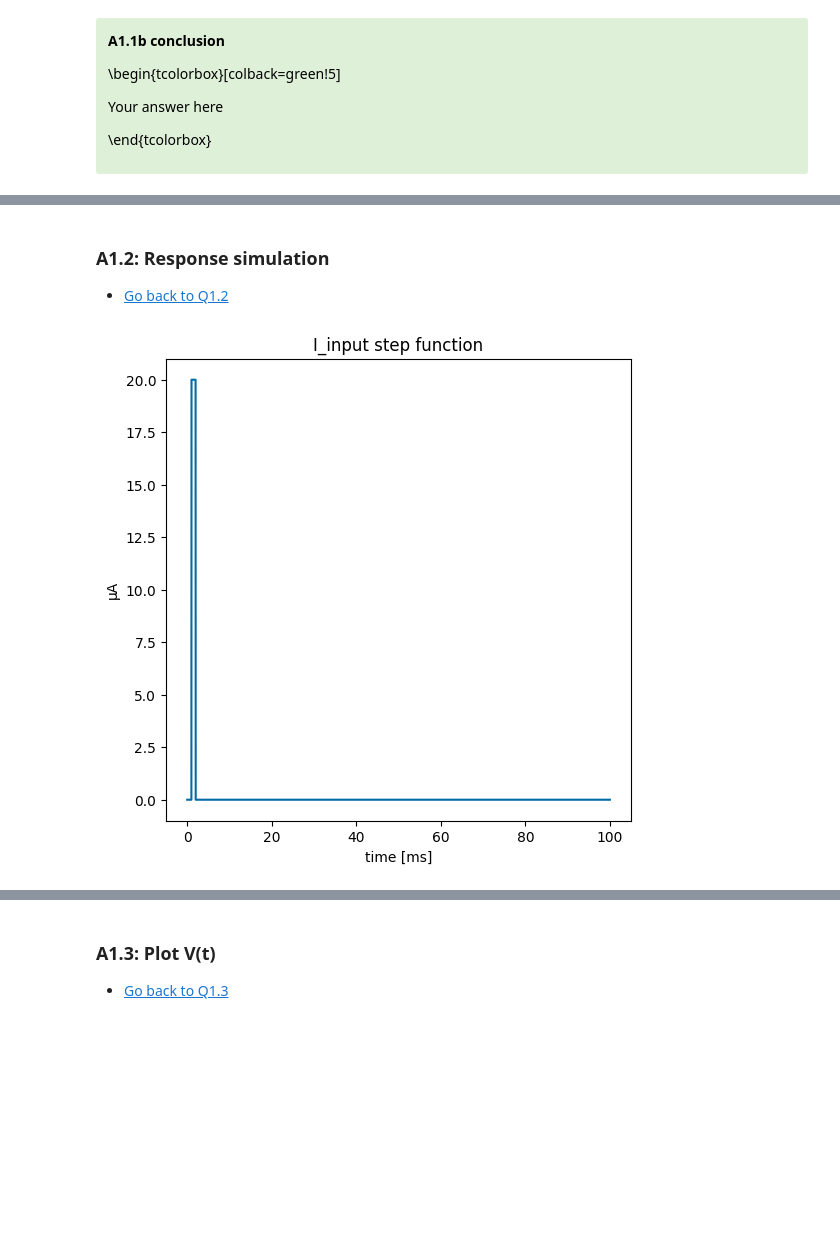
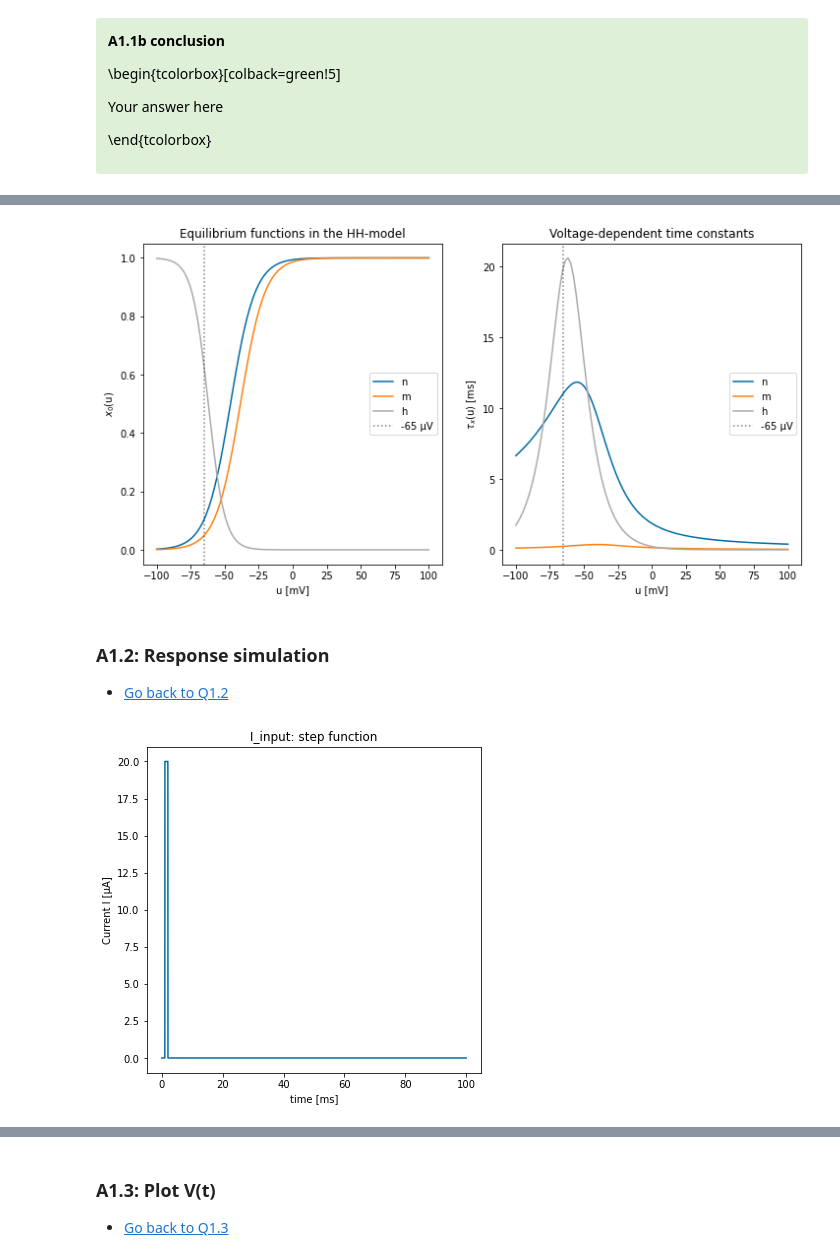
Before and after one commit to RobbeDeMuynck/CN_practicals, a Jupyter notebook: Module 1/Module1_Ex1_XX.ipynb, the cells around one changed output, grey strips where cells are left out. Drawn from its saved outputs; the diff is of its cells as text; code cells hidden in the pictures; blank space fills up the shorter version.

```diff
--- a/Module 1/Module1_Ex1_XX.ipynb
+++ b/Module 1/Module1_Ex1_XX.ipynb
@@ -389,26 +444,41 @@ No artists with labels found to put in legend.  Note that artists whose label st
+# %%
+# Plot with updated gating variable n
+V = np.linspace(-100,100,100)
+nmh_plot(gating_variable_n_updated(V), gating_variable_m(V), gating_variable_h(V))
+# %% [output]
+[figure, added]
 # %% [markdown]
 ### A1.2: Response simulation <a id="A1.2"/>
 * [Go back to Q1.2](#Q1.2)
 # %%
 # A1.2a Set up and plot your input current
 
 ######################################
 ##   A1.2a solutions input current   ##
 ######################################
-T = 100 # ms
-dt = 0.01 #update time
-T_n = np.ceil(T/dt)  # [ms]
-t = np.arange(0,T_n)*dt
-I_input = 20 * np.where((t>1)*(t<2),1,0) # µA
+
+def I_step(T, dt, I, start_imp=1, stop_imp=2):
+    """Returns a step current function [µA], based on design parameters"""
+    # T = simulation time [ms]
+    # dt = update time [ms]
+
+    t = np.arange(0, np.ceil(T/dt))*dt # time array [ms]
+    I_step = np.where((t>=1)*(t<2), I, 0) # step current array [µA]
+
+    return t, I_step
+
+# Plot of impulse current
+T, dt, I = 100, 0.01, 20
+t, I_input = I_step(T, dt, I)
 
 fig, ax = plt.subplots(1,1, figsize=(6,6))
 ax.plot(t, I_input)
-ax.set_title('I_input step function')
+ax.set_title('I_input: step function')
 ax.set_xlabel('time [ms]')
-ax.set_ylabel('µA')
+ax.set_ylabel('Current I [µA]')
 plt.show()
 # %% [output]
-[figure, old version]
+[figure, new version]
 # %%
 # A1.2b Insert the input current into your HH_model function
 
```
Also changed, not shown: parts of 11 cells of this notebook.
